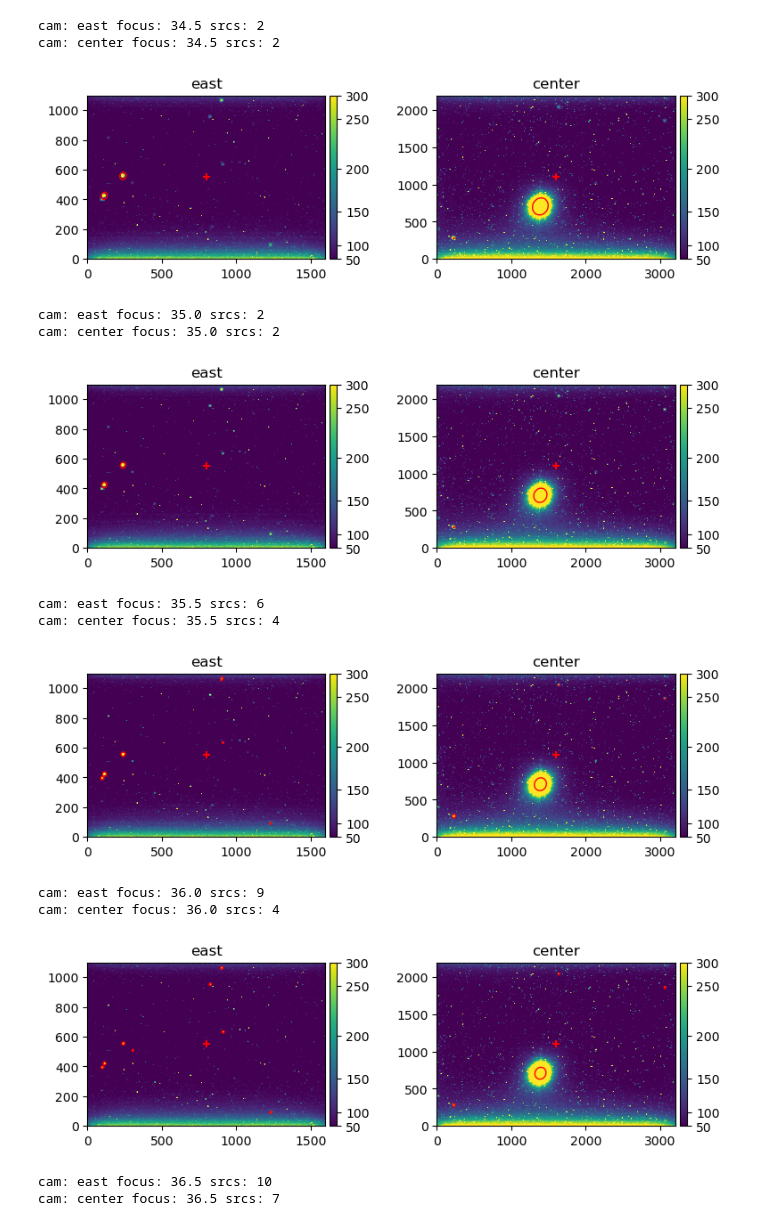
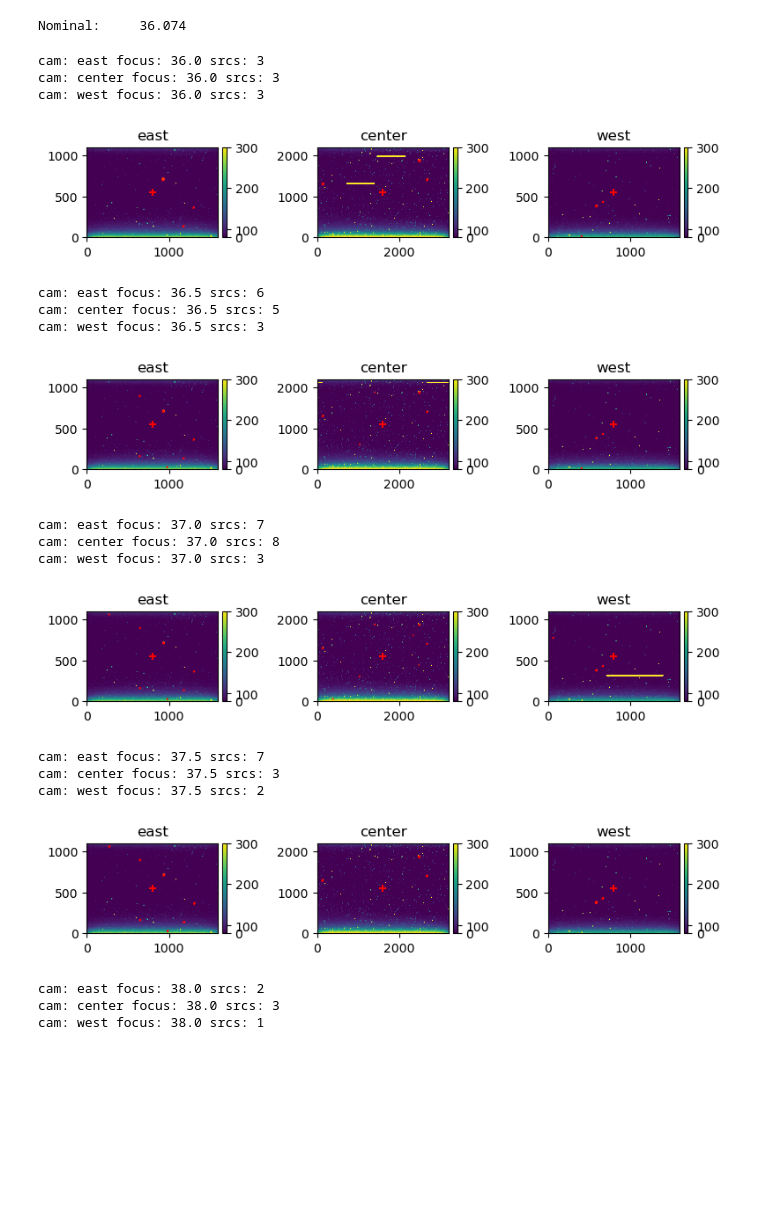
Before and after one commit to sdss/lvmstack, a Jupyter notebook: config/jupyter/4.0_focus.ipynb, the cells around one changed output. Drawn from its saved outputs; the diff is of its cells as text; code cells hidden in the pictures; blank space fills up the shorter version.

```diff
--- a/config/jupyter/4.0_focus.ipynb
+++ b/config/jupyter/4.0_focus.ipynb
@@ -26,3 +25,9 @@ Position 42: 0.0
+# %%
+nominal_focus = (await focus.nominal(10.)).unpack('Position')
+
+print(f"Nominal:     {nominal_focus}")
+# %% [output]
+Nominal:     36.074
 # %%
 import numpy as np
 from astropy.io import fits
@@ -131,45 +136,50 @@ def plot_images(images, vmin=None, vmax=None, rotate=None, cat_max = 8, cat_rest
 from lvmagp.focus.focusseries.base import FocusSeries
 from lvmagp.focus.curvefit import fit_hyperbola
 from lvmagp.images import Image
 
 import matplotlib.pyplot as plt
 
 
 def callback(data):
     if isinstance(data[0], Image):
         for idx, img in enumerate(data):
             print(f"cam: {img.header['CAMNAME']} focus: {img.header['FOCUSDT']} srcs: {len(img.catalog)}")
         plot_images(data)
     elif isinstance(data[0], tuple):
         fig, ax = plt.subplots(1, ncols=(len(data)), figsize=(10, 5/len(data)))
 
         for idx, d in enumerate(data):
             camera = d[0]
             dd = d[1]
             focus = [d["focus"] for d in dd]
             r = [d["r"] for d in dd]
             rerr = [d["rerr"] for d in dd]
 
             ax_idx = ax[idx] if len(data) > 1 else ax
             ax_idx.set_title(camera)
             ax_idx.errorbar(focus, r, yerr=rerr)
 
 
-focvals = await focus.fine(exposure_time=5.0, guess=36, count=3, step=0.5, callback=callback)
+focvals = await focus.fine(exposure_time=5.0, guess=37, count=2, step=0.5, callback=callback)
 print(focvals)
 print(np.nanmean(focvals, axis=0))
 # %% [output]
-cam: east focus: 34.5 srcs: 2
-cam: center focus: 34.5 srcs: 2
+cam: east focus: 36.0 srcs: 3
+cam: center focus: 36.0 srcs: 3
+cam: west focus: 36.0 srcs: 3
-[figure, old version]
+[figure, new version]
-cam: east focus: 35.0 srcs: 2
-cam: center focus: 35.0 srcs: 2
+cam: east focus: 36.5 srcs: 6
+cam: center focus: 36.5 srcs: 5
+cam: west focus: 36.5 srcs: 3
-[figure, old version]
+[figure, new version]
-cam: east focus: 35.5 srcs: 6
-cam: center focus: 35.5 srcs: 4
+cam: east focus: 37.0 srcs: 7
+cam: center focus: 37.0 srcs: 8
+cam: west focus: 37.0 srcs: 3
-[figure, old version]
+[figure, new version]
-cam: east focus: 36.0 srcs: 9
-cam: center focus: 36.0 srcs: 4
+cam: east focus: 37.5 srcs: 7
+cam: center focus: 37.5 srcs: 3
+cam: west focus: 37.5 srcs: 2
-[figure, old version]
+[figure, new version]
-cam: east focus: 36.5 srcs: 10
-cam: center focus: 36.5 srcs: 7
+cam: east focus: 38.0 srcs: 2
+cam: center focus: 38.0 srcs: 3
+cam: west focus: 38.0 srcs: 1
```
Also changed, not shown: parts of 6 cells of this notebook, 7 other files.
